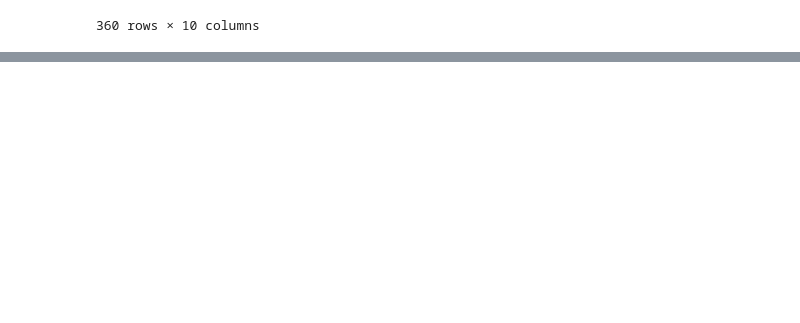
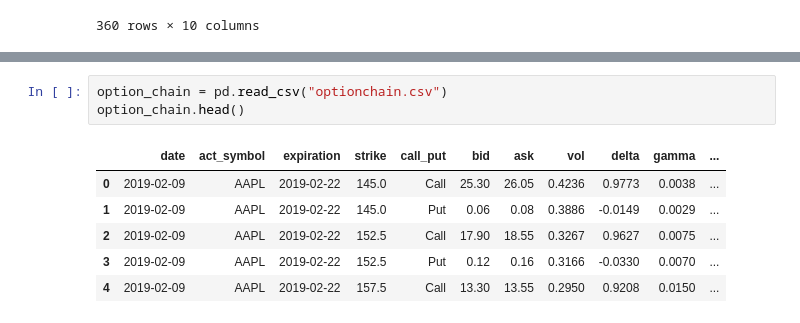
Before and after one commit to dhruvesh131199/covered_call_backtesting, a Jupyter notebook: covered_call_backtesting.ipynb, the cells around one changed output, grey strips where cells are left out. Cells and saved outputs as stored; diff of their text form; blank space fills up the shorter version.

```diff
--- a/covered_call_backtesting.ipynb
+++ b/covered_call_backtesting.ipynb
@@ -376,0 +182,10 @@ print(test)
+# %%
+option_chain = pd.read_csv("optionchain.csv")
+option_chain.head()
+# %% [output]
+|  | date | act_symbol | expiration | strike | call_put | bid | ask | vol | delta | gamma | ... |
+| 0 | 2019-02-09 | AAPL | 2019-02-22 | 145.0 | Call | 25.30 | 26.05 | 0.4236 | 0.9773 | 0.0038 | ... |
+| 1 | 2019-02-09 | AAPL | 2019-02-22 | 145.0 | Put | 0.06 | 0.08 | 0.3886 | -0.0149 | 0.0029 | ... |
+| 2 | 2019-02-09 | AAPL | 2019-02-22 | 152.5 | Call | 17.90 | 18.55 | 0.3267 | 0.9627 | 0.0075 | ... |
+| 3 | 2019-02-09 | AAPL | 2019-02-22 | 152.5 | Put | 0.12 | 0.16 | 0.3166 | -0.0330 | 0.0070 | ... |
+| 4 | 2019-02-09 | AAPL | 2019-02-22 | 157.5 | Call | 13.30 | 13.55 | 0.2950 | 0.9208 | 0.0150 | ... |
```
Also changed, not shown: parts of 26 cells of this notebook, 2 other files.
